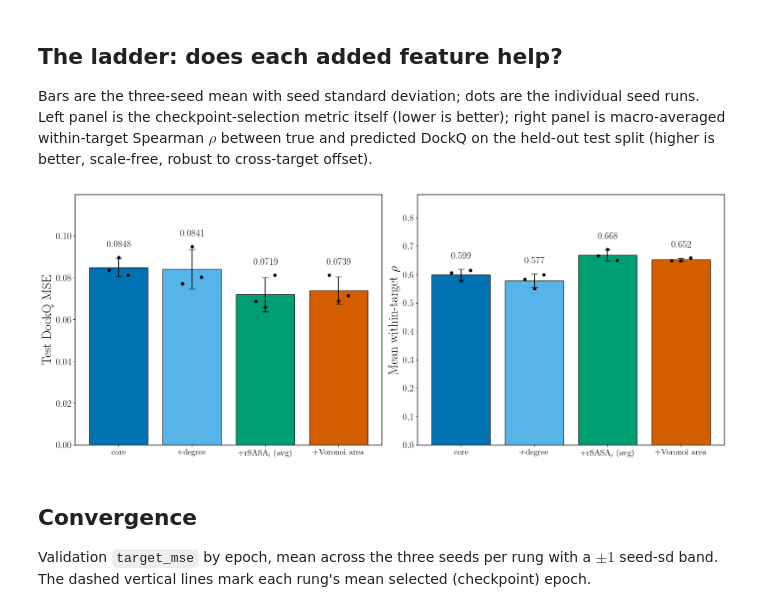
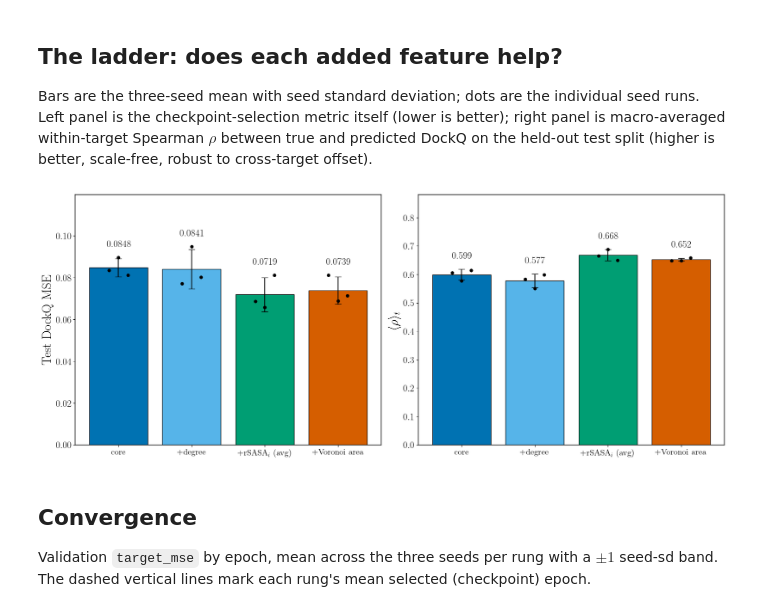
Before and after one commit to jakesumneryale/PPI-graph_autoencoder, a Jupyter notebook: gate_run/analyze_feature_ladder_10pct.ipynb, the cells around one changed output. Drawn from its saved outputs; the diff is of its cells as text; code cells hidden in the pictures.

```diff
--- a/gate_run/analyze_feature_ladder_10pct.ipynb
+++ b/gate_run/analyze_feature_ladder_10pct.ipynb
@@ -130,26 +130,26 @@ cross-target offset).
 # %%
 agg = best.groupby('rung').agg(mean_mse=('test_target_mse', 'mean'), sd_mse=('test_target_mse', 'std'),
                                 mean_rho=('macro_rho', 'mean'), sd_rho=('macro_rho', 'std')).loc[RUNGS]
 
 fig, axes = plt.subplots(1, 2, figsize=(17, 6.6), constrained_layout=True)
 x = np.arange(len(RUNGS)); labels = [RUNG_LABEL[r] for r in RUNGS]
 for ax, mean_col, sd_col, run_col, ylabel, fmt in [
         (axes[0], 'mean_mse', 'sd_mse', 'test_target_mse', 'Test DockQ MSE', '%.4f'),
-        (axes[1], 'mean_rho', 'sd_rho', 'macro_rho', r'Mean within-target $\rho$', '%.3f')]:
+        (axes[1], 'mean_rho', 'sd_rho', 'macro_rho', r'$\langle\rho\rangle_t$', '%.3f')]:
     values = agg[mean_col].to_numpy(); errors = agg[sd_col].to_numpy()
     top = (values + errors).max()
     ax.bar(x, values, color=[RUNG_COLOR[r] for r in RUNGS], edgecolor='black',
            yerr=errors, capsize=6, error_kw=dict(lw=1.6))
     for i, r in enumerate(RUNGS):
         seed_values = best.loc[best.rung == r, run_col].to_numpy()
         ax.scatter(i + np.linspace(-.13, .13, len(seed_values)), seed_values, color='black', s=26, zorder=6)
         ax.text(i, max(values[i] + errors[i], seed_values.max()) + .055 * top, fmt % values[i],
                 ha='center', fontsize=17)
     ax.set_xticks(x, labels, fontsize=15); ax.set_ylabel(ylabel)
     ax.set_ylim(0, top * 1.28)
 save(fig, 'ladder_summary')
 # %% [output]
-[figure, old version]
+[figure, new version]
 # %% [markdown]
 ## Convergence
 
```
Also changed, not shown: parts of 2 cells of this notebook, 11 other files.
